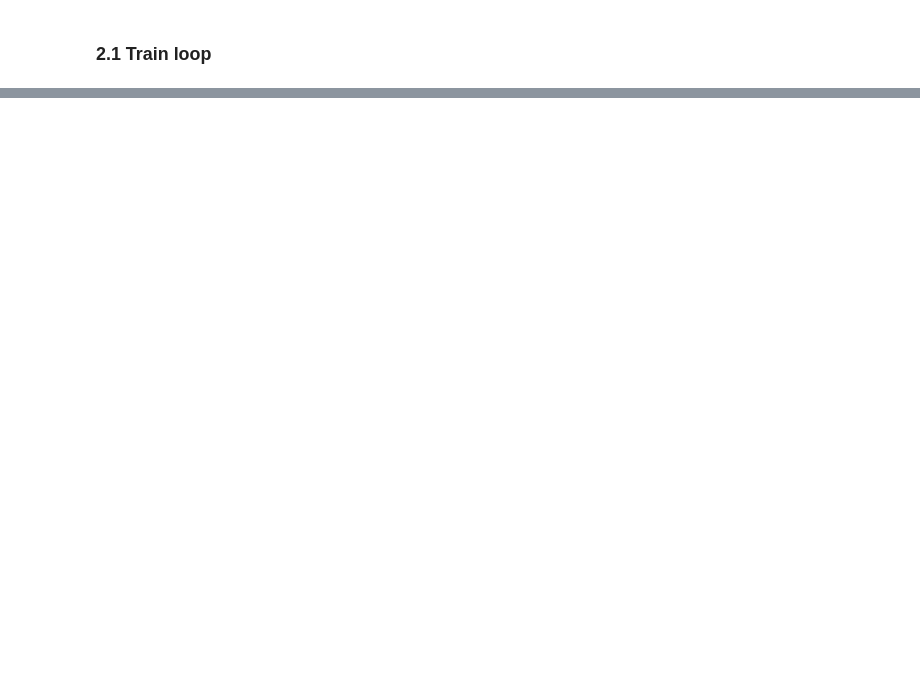
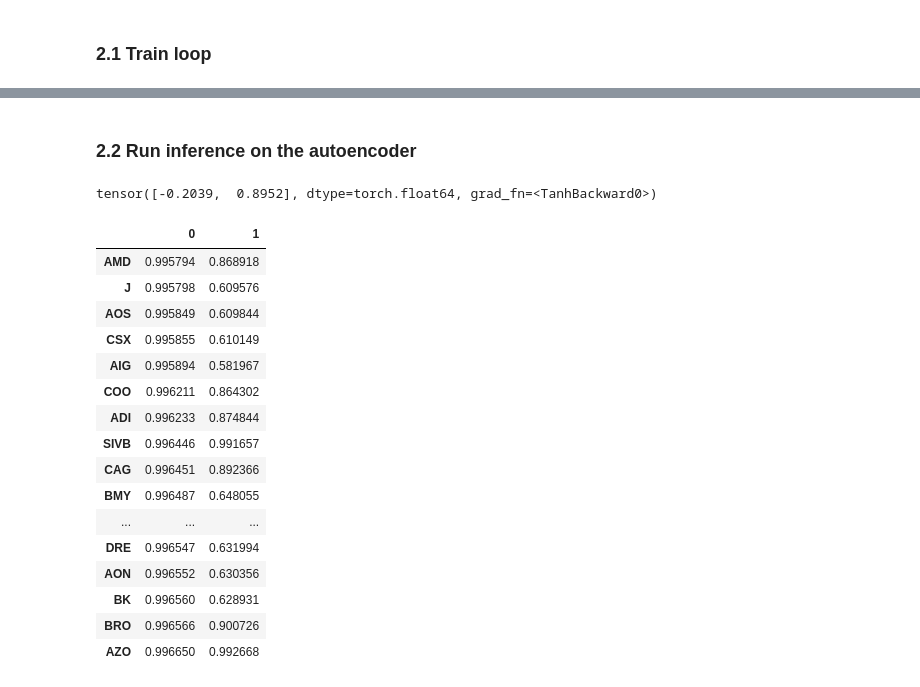
Before and after one commit to pauljhp/Stock_Prediction_SA, a Jupyter notebook: train.ipynb, the cells around one changed output, grey strips where cells are left out. Saved outputs shown, nothing was run; the diff lists cells and outputs as text; code cells hidden in the pictures; blank space fills up the shorter version.

```diff
--- a/train.ipynb
+++ b/train.ipynb
@@ -94,0 +129,6 @@ for epoch in range(100):
+# %% [markdown]
+### 2.2 Run inference on the autoencoder
+# %%
+model(next(dataset.load_ticker_data("GOOGL", mode='test'))[1])[1]
+# %% [output]
+tensor([-0.2039,  0.8952], dtype=torch.float64, grad_fn=<TanhBackward0>)
@@ -94,0 +141,20 @@ for epoch in range(100):
+# %%
+plot_data.sort_values([0, 1], axis=1).T.tail(50)
+# %% [output]
+|  | 0 | 1 |
+| AMD | 0.995794 | 0.868918 |
+| J | 0.995798 | 0.609576 |
+| AOS | 0.995849 | 0.609844 |
+| CSX | 0.995855 | 0.610149 |
+| AIG | 0.995894 | 0.581967 |
+| COO | 0.996211 | 0.864302 |
+| ADI | 0.996233 | 0.874844 |
+| SIVB | 0.996446 | 0.991657 |
+| CAG | 0.996451 | 0.892366 |
+| BMY | 0.996487 | 0.648055 |
+| ... | ... | ... |
+| DRE | 0.996547 | 0.631994 |
+| AON | 0.996552 | 0.630356 |
+| BK | 0.996560 | 0.628931 |
+| BRO | 0.996566 | 0.900726 |
+| AZO | 0.996650 | 0.992668 |
```
Also changed, not shown: parts of 7 cells of this notebook.
